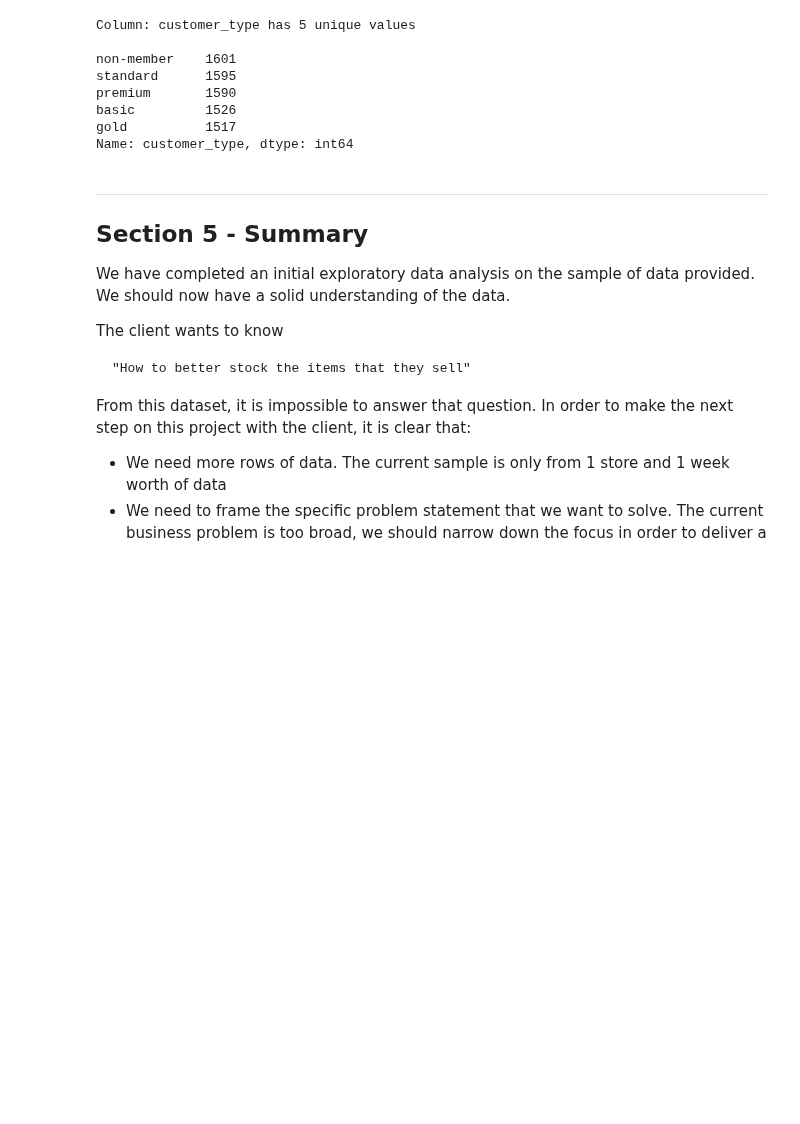
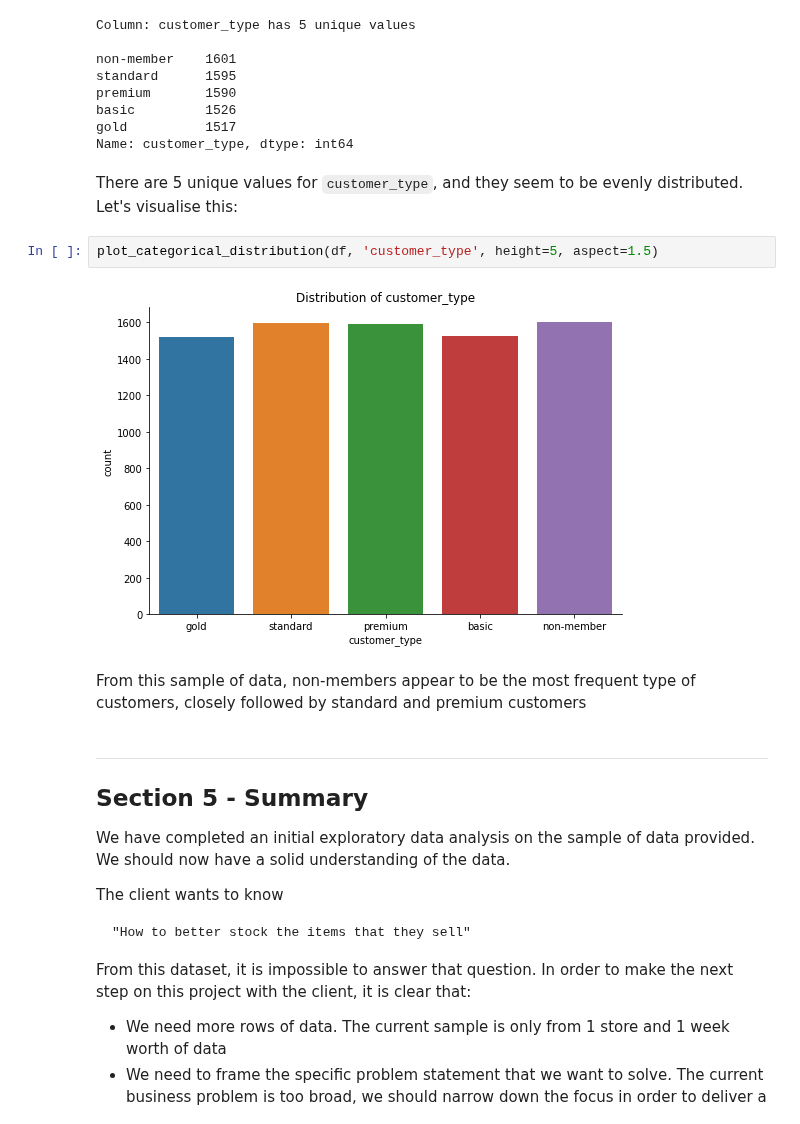
Before and after one commit to lawalsegun2025/forage_projects, a Jupyter notebook: 002_Cognizant_Artificial_Intelligence/1_Exploratory_Data_Analysis/notebook/eda.ipynb, the cells around one changed output. Saved outputs shown, nothing was run; the diff lists cells and outputs as text; blank space fills up the shorter version.

Commit message:
Visualized the customer type column

```diff
--- a/002_Cognizant_Artificial_Intelligence/1_Exploratory_Data_Analysis/notebook/eda.ipynb
+++ b/002_Cognizant_Artificial_Intelligence/1_Exploratory_Data_Analysis/notebook/eda.ipynb
@@ -283,6 +283,14 @@ premium       1590
 basic         1526
 gold          1517
 Name: customer_type, dtype: int64
+# %% [markdown]
+There are 5 unique values for `customer_type`, and they seem to be evenly distributed. Let's visualise this:
+# %%
+plot_categorical_distribution(df, 'customer_type', height=5, aspect=1.5)
+# %% [output]
+[figure, added]
+# %% [markdown]
+From this sample of data, non-members appear to be the most frequent type of customers, closely followed by standard and premium customers
 # %% [markdown]
 ---
 
```
